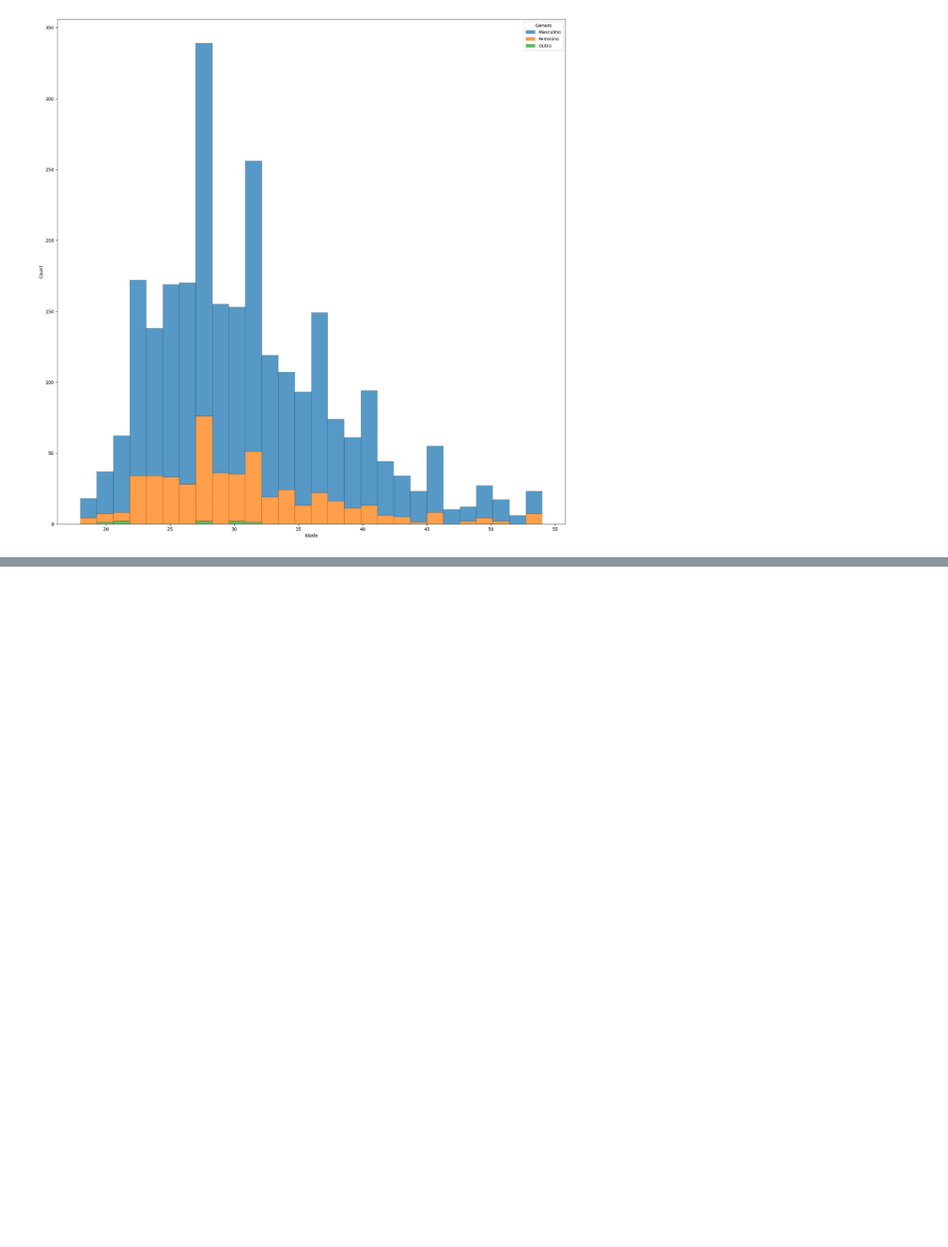
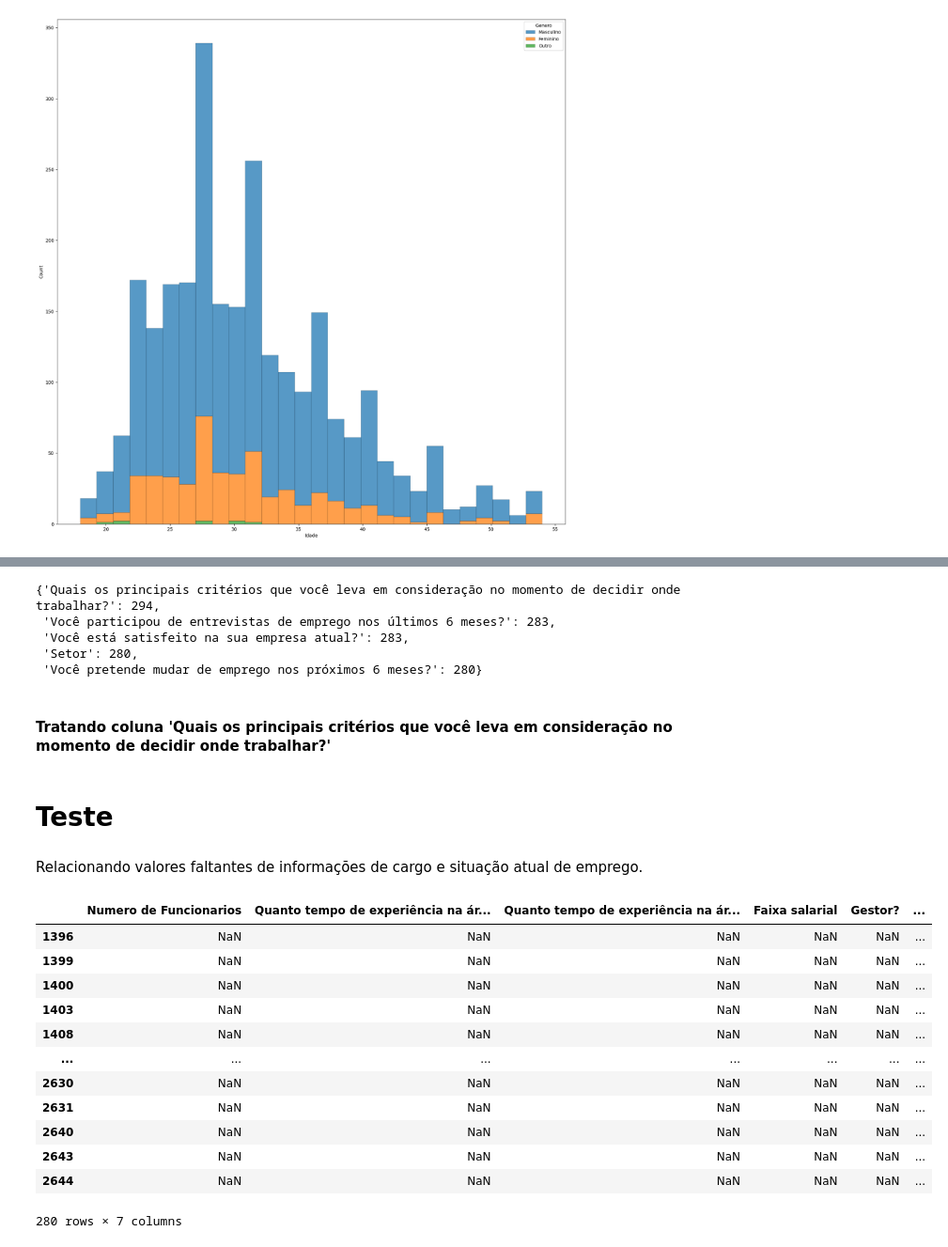
Before and after one commit to MayaraDM/ADA-DS_programming_techiniques_project, a Jupyter notebook: ProjetoV_state_of_data.ipynb, the cells around one changed output, grey strips where cells are left out. Shown at 94% size. Drawn from its saved outputs; the diff is of its cells as text; code cells hidden in the pictures; blank space fills up the shorter version.

Commit message:
Limpeza de dados parte 1
Criando critérios de limpeza de colunas de acordo com a quantidade de valores faltantes.

```diff
--- a/ProjetoV_state_of_data.ipynb
+++ b/ProjetoV_state_of_data.ipynb
@@ -288,6 +426,4 @@ Name: Não tenho uma boa relação com meu líder/gestor, dtype: int64
 # %%
-# Tratando valores nulos em questões de múltipla escolha
-# Escolhemos assumir o nulo como 0.0
 
 questao1 = ['Qual o principal motivo da sua insatisfação com a empresa atual?',
  'Falta de oportunidade de crescimento no emprego atual',
@@ -295,7 +431,9 @@ questao1 = ['Qual o principal motivo da sua insatisfação com a empresa atual?'
  'Não tenho uma boa relação com meu líder/gestor',
  'Gostaria de trabalhar em em outra área de atuação',
  'Gostaria de receber mais benefícios',
- 'O clima de trabalho/ambiente não é bom']
+ 'O clima de trabalho/ambiente não é bom',
+ 'Falta de maturidade analítica na empresa']
+
 questao2 = ['Quais os principais critérios que você leva em consideração no momento de decidir onde trabalhar?',
  'Remuneração/Salário',
  'Benefícios',
@@ -308,5 +446,5 @@ questao2 = ['Quais os principais critérios que você leva em consideração no
  'Qualidade dos gestores e líderes',
  'Reputação que a empresa tem no mercado']
 
-df_col_fitro[questao1[1:]] = df_col_fitro[questao1[1:]].fillna(0.0)
-df_col_fitro[questao2[1:]] = df_col_fitro[questao2[1:]].fillna(0.0)
+df_limpo[questao1[1:]] = df_limpo[questao1[1:]].fillna(0.0)
+df_limpo[questao2[1:]] = df_limpo[questao2[1:]].fillna(0.0)
@@ -328,0 +467,2 @@ Name: Qualidade dos gestores e líderes, dtype: int64
+# %%
+df_limpo['Nivel'] = df_limpo['Nivel'].fillna('NdA')
@@ -328,0 +486,2 @@ Name: Qualidade dos gestores e líderes, dtype: int64
+# %%
+df_limpo['Cargo Atual'] = df_limpo['Cargo Atual'].fillna('NdA')
@@ -328,0 +490,33 @@ Name: Qualidade dos gestores e líderes, dtype: int64
+# %%
+df_limpo.isnull().sum().sort_values(ascending=False).head().to_dict()
+# %% [output]
+{'Quais os principais critérios que você leva em consideração no momento de decidir onde trabalhar?': 294,
+ 'Você participou de entrevistas de emprego nos últimos 6 meses?': 283,
+ 'Você está satisfeito na sua empresa atual?': 283,
+ 'Setor': 280,
+ 'Você pretende mudar de emprego nos próximos 6 meses?': 280}
+# %% [markdown]
+#### Tratando coluna 'Quais os principais critérios que você leva em consideração no momento de decidir onde trabalhar?'
+# %% [markdown]
+# Teste
+# %% [markdown]
+Relacionando valores faltantes de informações de cargo e situação atual de emprego.
+# %%
+colunas_teste = ['Numero de Funcionarios', 'Quanto tempo de experiência na área de TI/Engenharia de Software você teve antes de começar a trabalhar na área de dados?', 'Quanto tempo de experiência na área de dados você tem?', 'Faixa salarial', 'Gestor?', 'Atualmente qual a sua forma de trabalho?', 'Qual sua situação atual de trabalho?']
+df_teste = df_limpo.loc[pd.isna(df_limpo['Atualmente qual a sua forma de trabalho?']), colunas_teste].copy()
+# %%
+df_teste
+# %% [output]
+|  | Numero de Funcionarios | Quanto tempo de experiência na ár... | Quanto tempo de experiência na ár... | Faixa salarial | Gestor? | ... |
+| 1396 | NaN | NaN | NaN | NaN | NaN | ... |
+| 1399 | NaN | NaN | NaN | NaN | NaN | ... |
+| 1400 | NaN | NaN | NaN | NaN | NaN | ... |
+| 1403 | NaN | NaN | NaN | NaN | NaN | ... |
+| 1408 | NaN | NaN | NaN | NaN | NaN | ... |
+| ... | ... | ... | ... | ... | ... | ... |
+| 2630 | NaN | NaN | NaN | NaN | NaN | ... |
+| 2631 | NaN | NaN | NaN | NaN | NaN | ... |
+| 2640 | NaN | NaN | NaN | NaN | NaN | ... |
+| 2643 | NaN | NaN | NaN | NaN | NaN | ... |
+| 2644 | NaN | NaN | NaN | NaN | NaN | ... |
+280 rows × 7 columns
```
Also changed, not shown: parts of 48 cells of this notebook.
